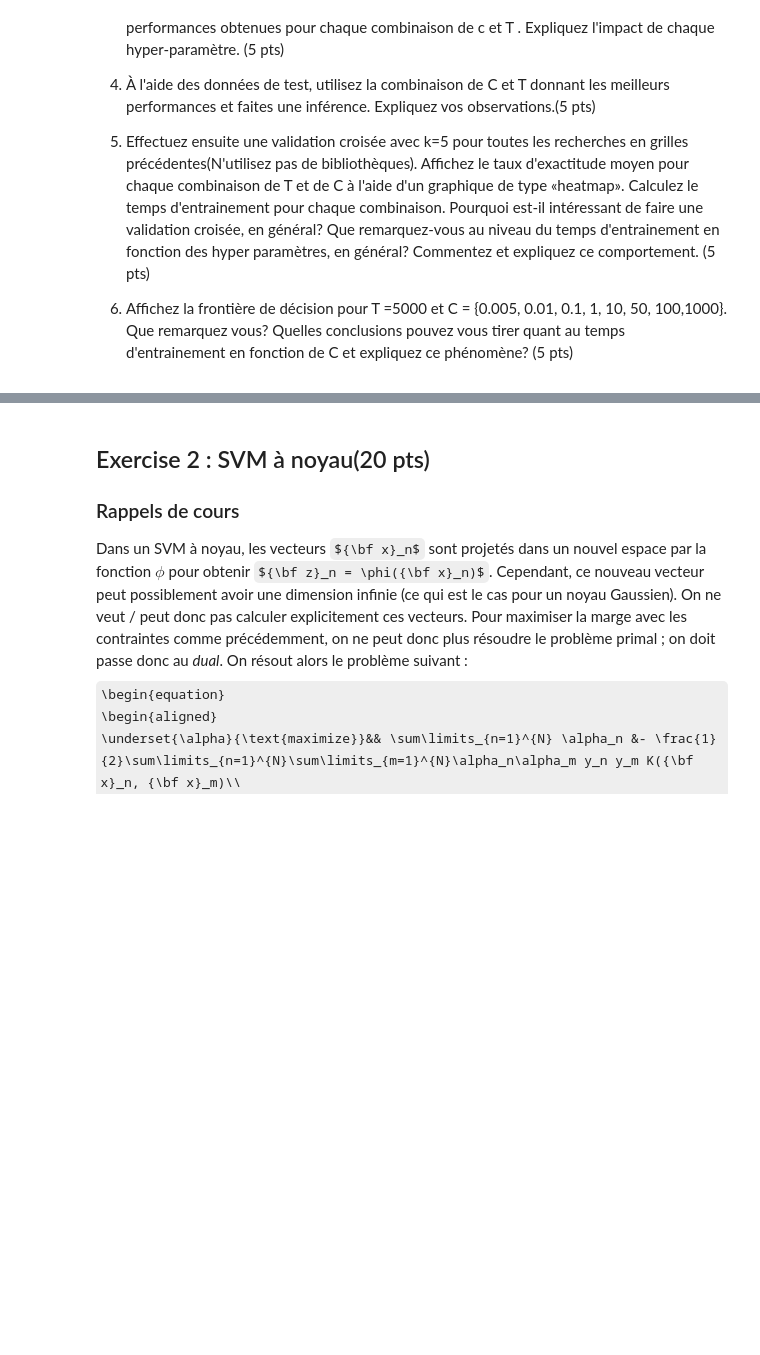
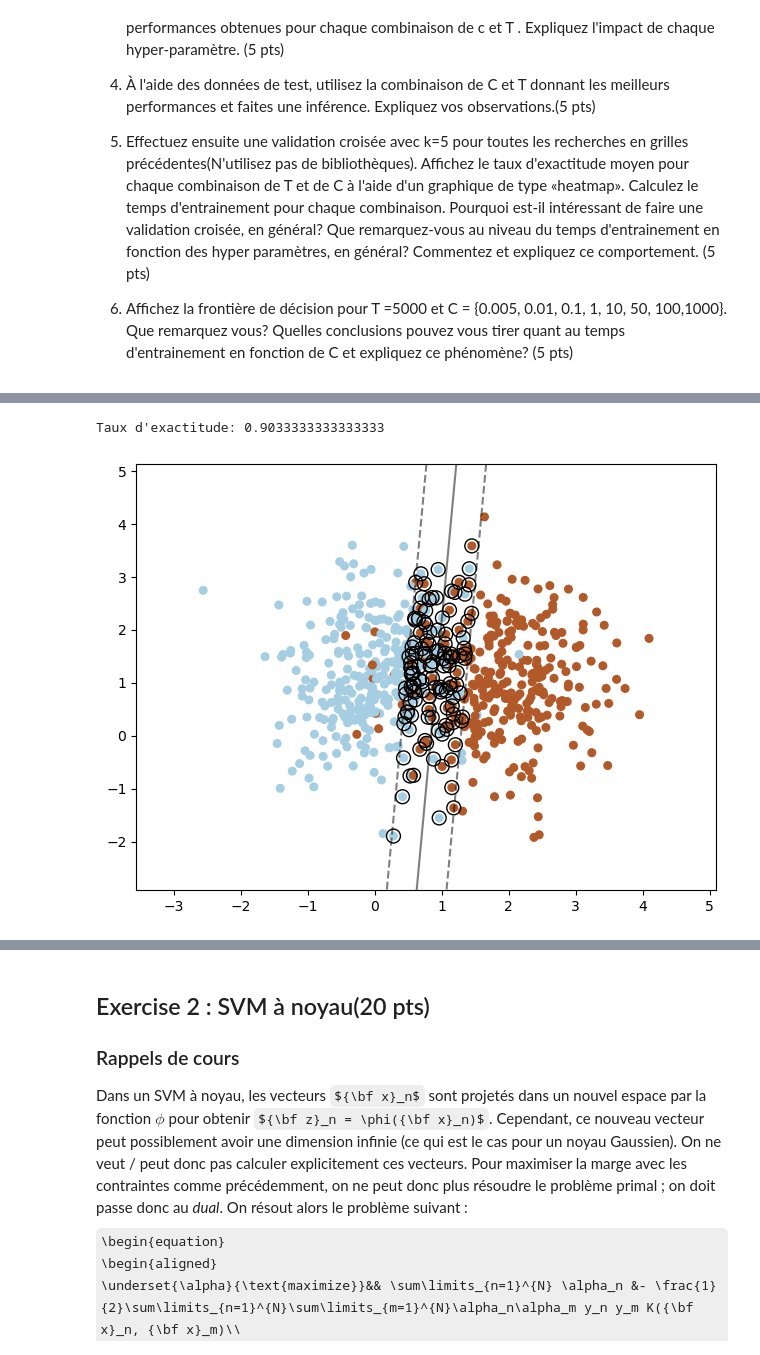
Before and after one commit to Manashap/GPA671, a Jupyter notebook: Lab2_V2.0.ipynb, the cells around one changed output, grey strips where cells are left out. Cells and saved outputs as stored; diff of their text form; code cells hidden in the pictures; some formulas as TeX source; blank space fills up the shorter version.

```diff
--- a/Lab2_V2.0.ipynb
+++ b/Lab2_V2.0.ipynb
@@ -47,0 +75,39 @@ Afficher ces données à l’aide de la fonction `scatter` de Matplotlib avec un
+# %%
+svm_model = SVC(C=1, kernel='linear', random_state=42, max_iter=1000)
+svm_model.fit(X_train, y_train)
+print(f"Taux d'exactitude: {svm_model.score(X_train, y_train)}")
+decision_values = np.dot(X_train, svm_model.coef_[0]) + svm_model.intercept_[0]
+support_vector_indices = np.where(np.abs(decision_values) <= 1 + 1e-15)[0]
+support_vectors = X_train[support_vector_indices]
+
+
+
+plt.scatter(X_train[:, 0], X_train[:, 1], c=y_train, s=30, cmap=plt.cm.Paired)
+ax = plt.gca()
+
+DecisionBoundaryDisplay.from_estimator(
+    svm_model,
+    X_train,
+    ax=ax,
+    grid_resolution=50,
+    plot_method="contour",
+    colors="k",
+    levels=[-1, 0, 1],
+    alpha=0.5,
+    linestyles=["--", "-", "--"],
+)
+
+plt.scatter(
+    support_vectors[:, 0],
+    support_vectors[:, 1],
+    s=100,
+    linewidth=1,
+    facecolors="none",
+    edgecolors="k",
+)
+plt.tight_layout()
+plt.show()
+plt.show()
+# %% [output]
+Taux d'exactitude: 0.9033333333333333
+[figure, added]
```
Also changed, not shown: parts of 7 cells of this notebook.
